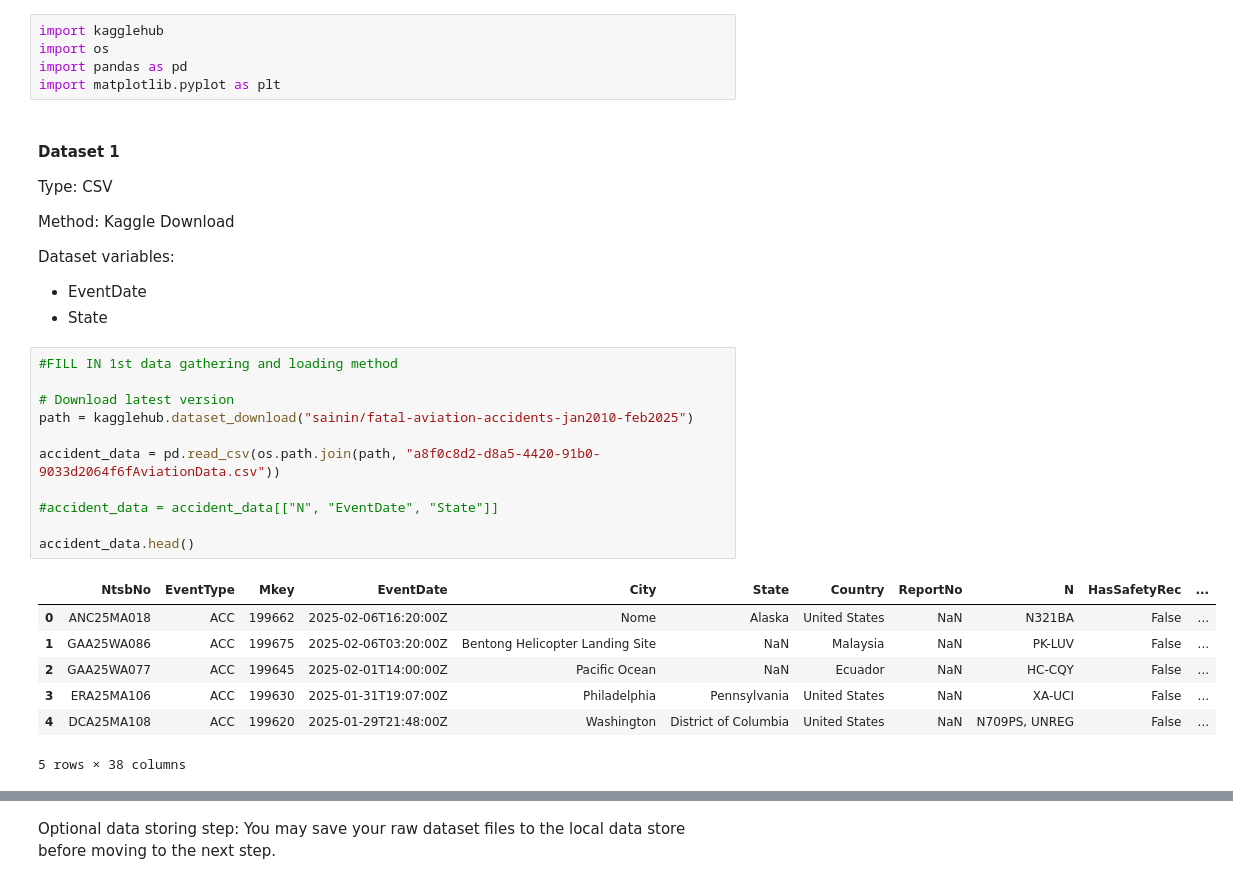
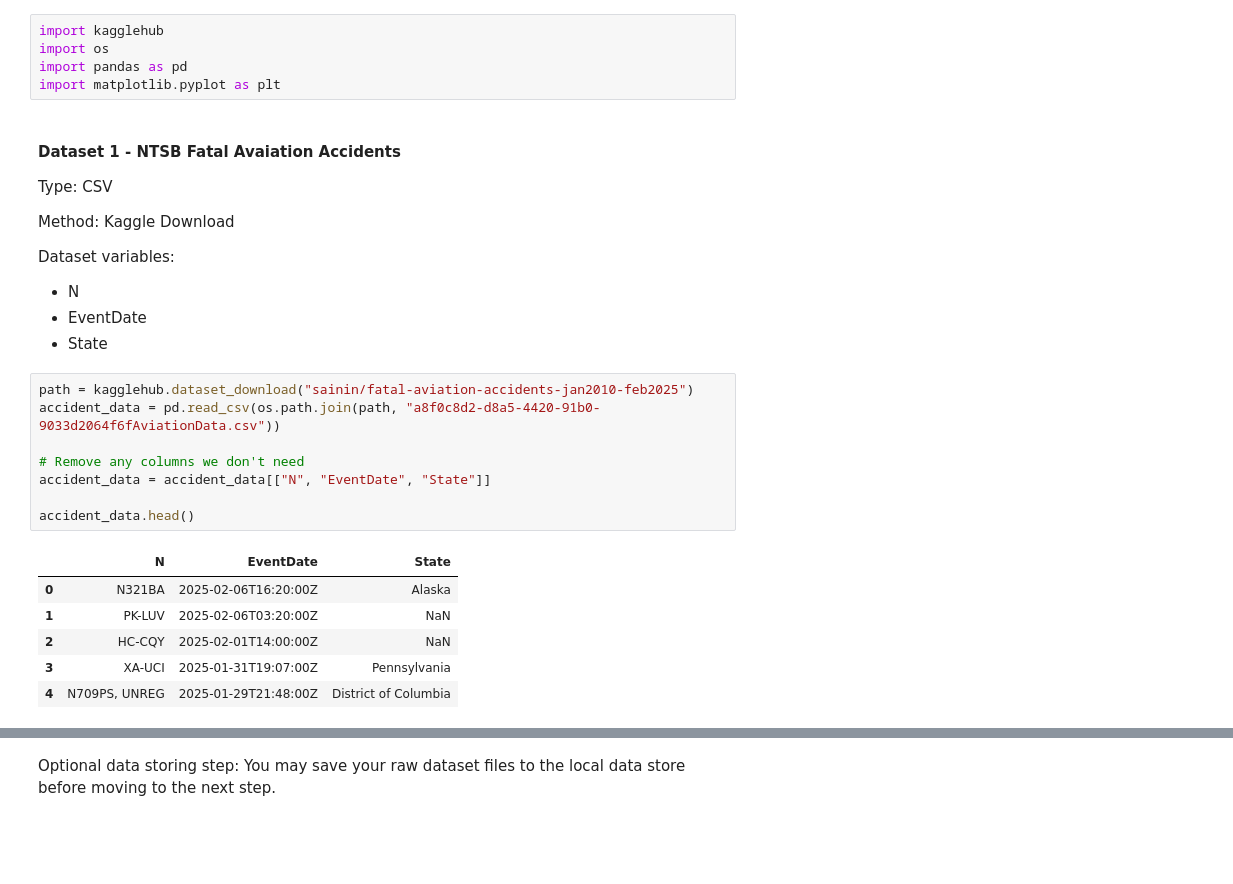
Before and after one commit to randallsutton/playground-ai, a Jupyter notebook: data-wrangling/data_wrangling_project.ipynb, the cells around one changed output, grey strips where cells are left out. Cells and saved outputs as stored; diff of their text form; blank space fills up the shorter version.

Commit message:
reworked loading the data

```diff
--- a/data-wrangling/data_wrangling_project.ipynb
+++ b/data-wrangling/data_wrangling_project.ipynb
@@ -42,7 +42,7 @@ import os
 import pandas as pd
 import matplotlib.pyplot as plt
 # %% [markdown]
-#### **Dataset 1**
+#### Dataset 1 - NTSB Fatal Avaiation Accidents
 
 Type: CSV
 
@@ -50,24 +50,21 @@ Method: Kaggle Download
 
 Dataset variables:
 
+*   N
 *   EventDate
 *   State
 # %%
-#FILL IN 1st data gathering and loading method
-
-# Download latest version
 path = kagglehub.dataset_download("sainin/fatal-aviation-accidents-jan2010-feb2025")
-
 accident_data = pd.read_csv(os.path.join(path, "a8f0c8d2-d8a5-4420-91b0-9033d2064f6fAviationData.csv"))
 
-#accident_data = accident_data[["N", "EventDate", "State"]]
+# Remove any columns we don't need
+accident_data = accident_data[["N", "EventDate", "State"]]
 
 accident_data.head()
 # %% [output]
-|  | NtsbNo | EventType | Mkey | EventDate | City | State | Country | ReportNo | N | HasSafetyRec | ... |
-| 0 | ANC25MA018 | ACC | 199662 | 2025-02-06T16:20:00Z | Nome | Alaska | United States | NaN | N321BA | False | ... |
-| 1 | GAA25WA086 | ACC | 199675 | 2025-02-06T03:20:00Z | Bentong Helicopter Landing Site | NaN | Malaysia | NaN | PK-LUV | False | ... |
-| 2 | GAA25WA077 | ACC | 199645 | 2025-02-01T14:00:00Z | Pacific Ocean | NaN | Ecuador | NaN | HC-CQY | False | ... |
-| 3 | ERA25MA106 | ACC | 199630 | 2025-01-31T19:07:00Z | Philadelphia | Pennsylvania | United States | NaN | XA-UCI | False | ... |
-| 4 | DCA25MA108 | ACC | 199620 | 2025-01-29T21:48:00Z | Washington | District of Columbia | United States | NaN | N709PS, UNREG | False | ... |
+|  | N | EventDate | State |
+| 0 | N321BA | 2025-02-06T16:20:00Z | Alaska |
+| 1 | PK-LUV | 2025-02-06T03:20:00Z | NaN |
+| 2 | HC-CQY | 2025-02-01T14:00:00Z | NaN |
+| 3 | XA-UCI | 2025-01-31T19:07:00Z | Pennsylvania |
+| 4 | N709PS, UNREG | 2025-01-29T21:48:00Z | District of Columbia |
-5 rows × 38 columns
```
Also changed, not shown: parts of 12 cells of this notebook.
